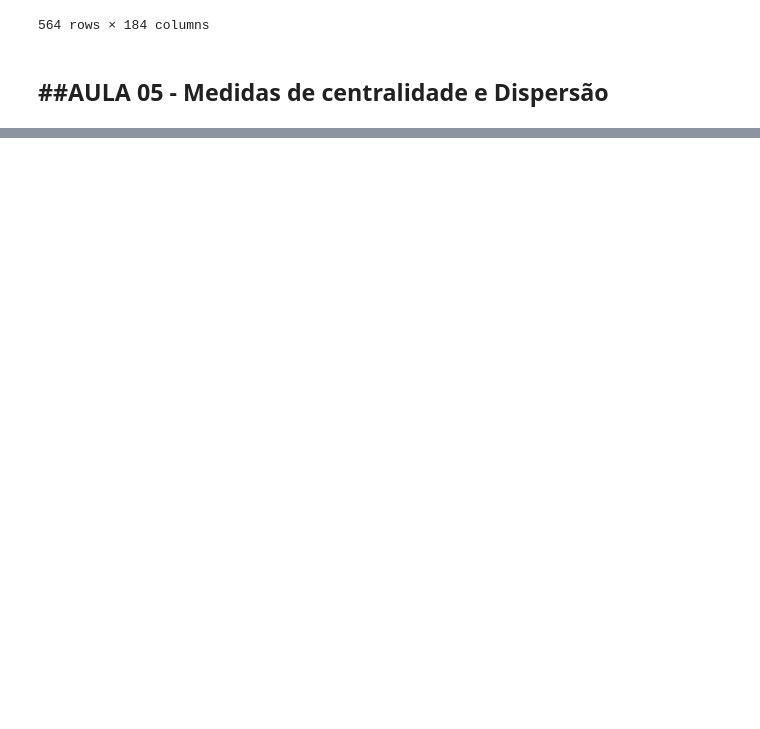
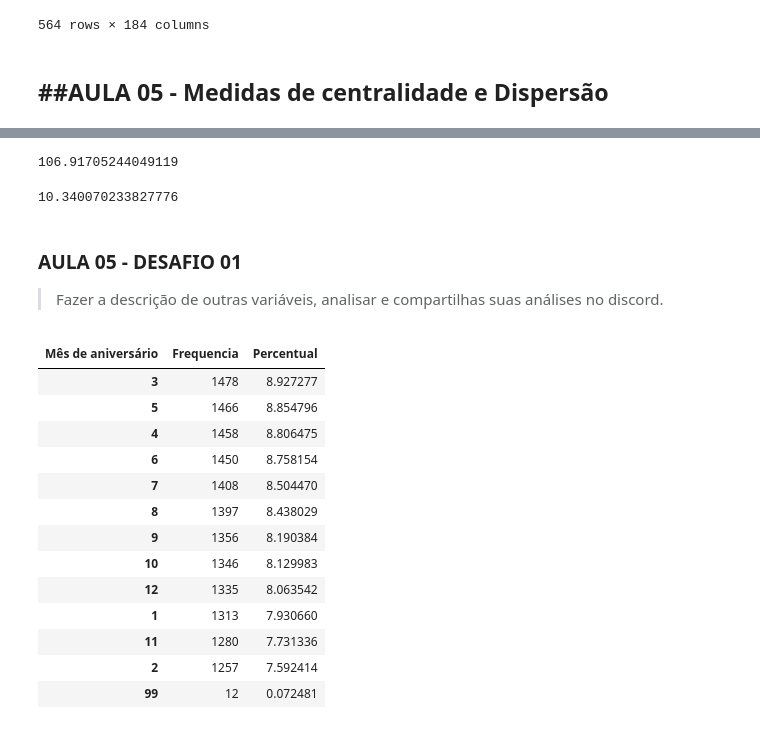
Before and after one commit to MatheusOrange211/Bootcamp-Alura, a Jupyter notebook: Bootcamp_Alura_Data_Science_IBGE.ipynb, the cells around one changed output, grey strips where cells are left out. Saved outputs shown, nothing was run; the diff lists cells and outputs as text; code cells hidden in the pictures; blank space fills up the shorter version.

```diff
--- a/Bootcamp_Alura_Data_Science_IBGE.ipynb
+++ b/Bootcamp_Alura_Data_Science_IBGE.ipynb
@@ -1106,0 +1199,31 @@ dados[dados['IMC'] >= limite_superior]
+# %%
+variancia_amostral =(1/(len(dados)-1)) * dados["DIFERENCA_QUADRADO"].sum()
+variancia_amostral
+# %% [output]
+106.91705244049119
+# %%
+desvio_padrao = math.sqrt(variancia_amostral)
+desvio_padrao
+# %% [output]
+10.340070233827776
+# %% [markdown]
+### AULA 05 - DESAFIO 01
+> Fazer a descrição de outras variáveis, analisar e compartilhas suas análises no discord.
+# %%
+tabela_aniversarios = tab_freq(dados["VB01004"],None,"Mês de aniversário")
+tabela_aniversarios
+# %% [output]
+| Mês de aniversário | Frequencia | Percentual |
+| 3 | 1478 | 8.927277 |
+| 5 | 1466 | 8.854796 |
+| 4 | 1458 | 8.806475 |
+| 6 | 1450 | 8.758154 |
+| 7 | 1408 | 8.504470 |
+| 8 | 1397 | 8.438029 |
+| 9 | 1356 | 8.190384 |
+| 10 | 1346 | 8.129983 |
+| 12 | 1335 | 8.063542 |
+| 1 | 1313 | 7.930660 |
+| 11 | 1280 | 7.731336 |
+| 2 | 1257 | 7.592414 |
+| 99 | 12 | 0.072481 |
```
Also changed, not shown: parts of 49 cells of this notebook.
